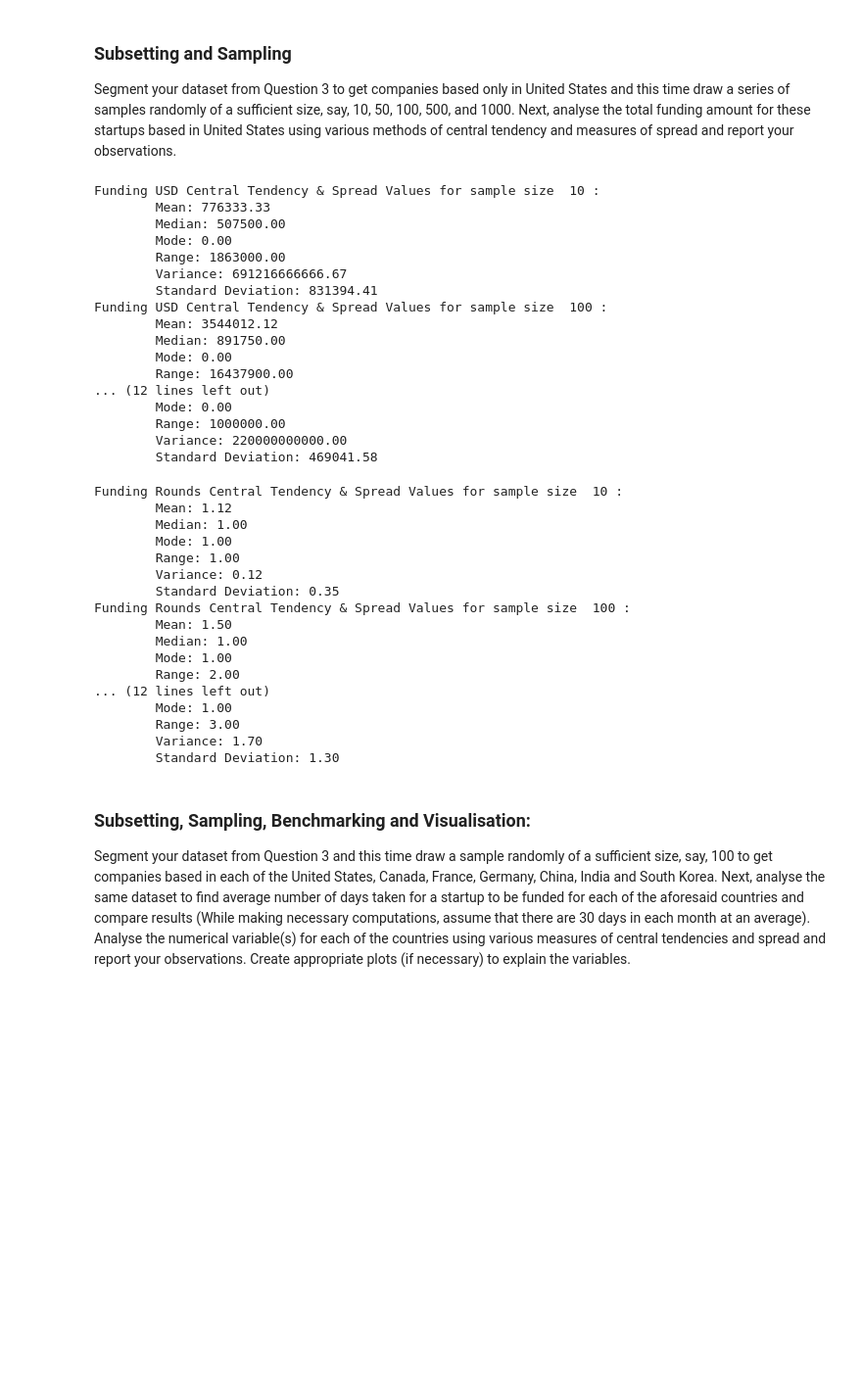
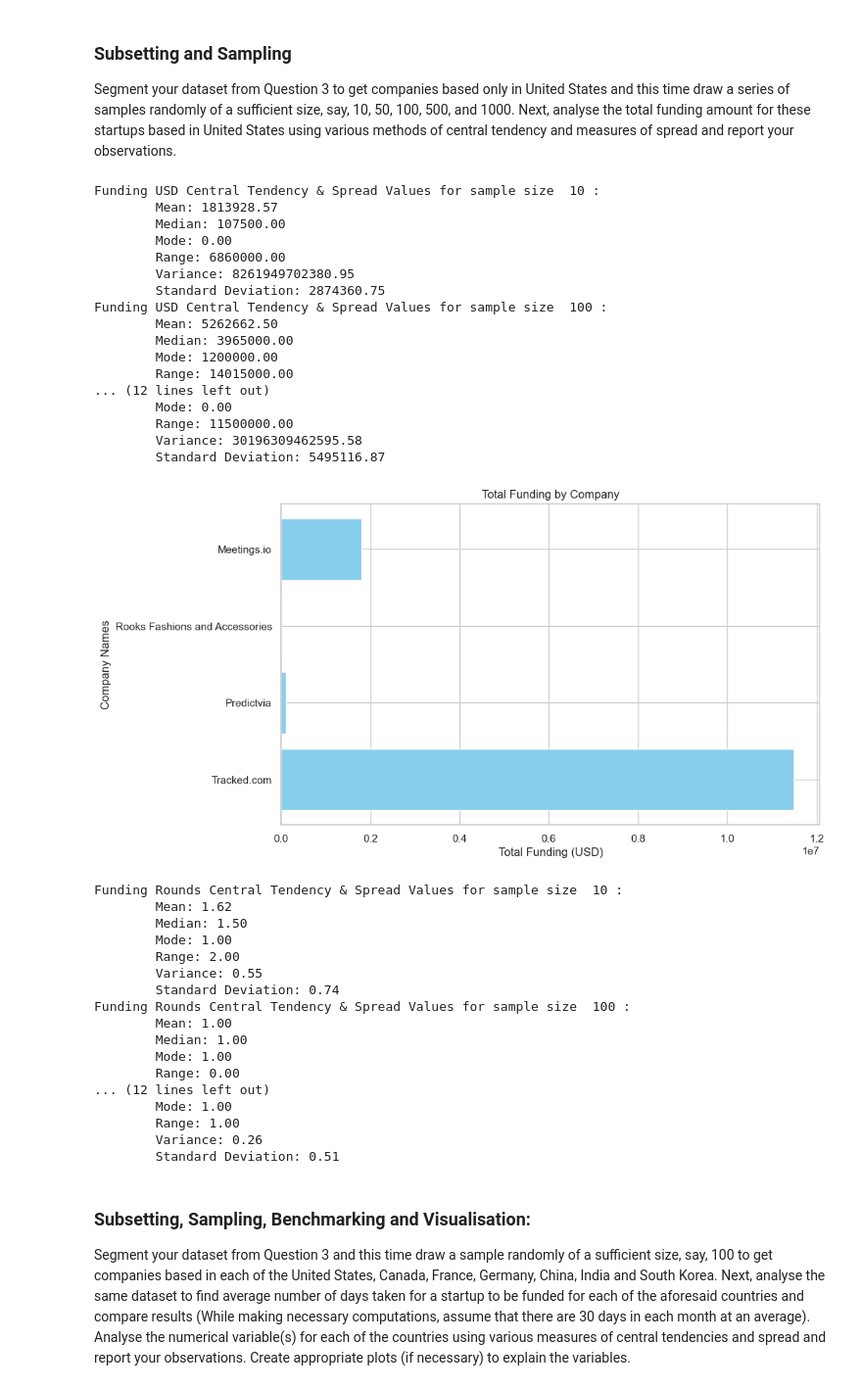
Before and after one commit to elenagin/Radiance-Group-Consulting, a Jupyter notebook: radiance_group_ginebra.ipynb, the cells around one changed output. Shown at 98% size. Drawn from its saved outputs; the diff is of its cells as text; code cells hidden in the pictures; blank space fills up the shorter version.

Commit message:
plotting companies in USA

```diff
--- a/radiance_group_ginebra.ipynb
+++ b/radiance_group_ginebra.ipynb
@@ -250,31 +266,44 @@ We can see that depending on the sample selected we will get different results
 # %%
 samples_sizes_to_test = [10, 100, 500, 1000]
 
 for size in samples_sizes_to_test:
-    random_sample_df = drop_outliers(df, 'funding_total_usd').sample(n=10)
+    random_sample_df = drop_outliers(df, 'funding_total_usd').sample(n=100)
     usa_mask = random_sample_df['country_code'] == 'USA'
     usa_df = random_sample_df[usa_mask]
     print("Funding USD Central Tendency & Spread Values for sample size ", size, ":")
     central_tendency(usa_df['funding_total_usd'])
     measures_of_spread(usa_df['funding_total_usd'])
+
+company_names = usa_df['name']
+total_funding = usa_df['funding_total_usd']
+
+# Create a bar graph
+plt.figure(figsize=(10, 6))
+plt.barh(company_names, total_funding, color='skyblue')
+plt.xlabel('Total Funding (USD)')
+plt.ylabel('Company Names')
+plt.title('Total Funding by Company')
+plt.gca().invert_yaxis()  # Invert the y-axis to display the highest funding at the top
+plt.show()
 # %% [output]
 Funding USD Central Tendency & Spread Values for sample size  10 :
-        Mean: 776333.33
-        Median: 507500.00
+        Mean: 1813928.57
+        Median: 107500.00
         Mode: 0.00
-        Range: 1863000.00
-        Variance: 691216666666.67
-        Standard Deviation: 831394.41
+        Range: 6860000.00
+        Variance: 8261949702380.95
+        Standard Deviation: 2874360.75
 Funding USD Central Tendency & Spread Values for sample size  100 :
-        Mean: 3544012.12
-        Median: 891750.00
-        Mode: 0.00
-        Range: 16437900.00
+        Mean: 5262662.50
+        Median: 3965000.00
+        Mode: 1200000.00
+        Range: 14015000.00
 ... (12 lines left out)
         Mode: 0.00
-        Range: 1000000.00
-        Variance: 220000000000.00
-        Standard Deviation: 469041.58
+        Range: 11500000.00
+        Variance: 30196309462595.58
+        Standard Deviation: 5495116.87
+[figure, added]
 # %%
 samples_sizes_to_test = [10, 100, 500, 1000]
 
@@ -287,22 +316,22 @@ for size in samples_sizes_to_test:
     measures_of_spread(usa_df['funding_rounds'])
 # %% [output]
 Funding Rounds Central Tendency & Spread Values for sample size  10 :
-        Mean: 1.12
+        Mean: 1.62
+        Median: 1.50
+        Mode: 1.00
+        Range: 2.00
+        Variance: 0.55
+        Standard Deviation: 0.74
+Funding Rounds Central Tendency & Spread Values for sample size  100 :
+        Mean: 1.00
         Median: 1.00
         Mode: 1.00
-        Range: 1.00
-        Variance: 0.12
-        Standard Deviation: 0.35
-Funding Rounds Central Tendency & Spread Values for sample size  100 :
-        Mean: 1.50
-        Median: 1.00
-        Mode: 1.00
-        Range: 2.00
+        Range: 0.00
 ... (12 lines left out)
         Mode: 1.00
-        Range: 3.00
-        Variance: 1.70
-        Standard Deviation: 1.30
+        Range: 1.00
+        Variance: 0.26
+        Standard Deviation: 0.51
 # %% [markdown]
 ### Subsetting, Sampling, Benchmarking and Visualisation:
 Segment your dataset from Question 3 and this time draw a sample randomly of a sufficient size, say, 100 to get companies based in each of the United States, Canada, France, Germany, China, India and South Korea. Next, analyse the same dataset to find average number of days taken for a startup to be funded for each of the aforesaid countries and compare results (While making necessary computations, assume that there are 30 days in each month at an average). Analyse the numerical variable(s) for each of the countries using various measures of central tendencies and spread and report your observations. Create appropriate plots (if necessary) to explain the variables.
```
Also changed, not shown: parts of 4 cells of this notebook.
